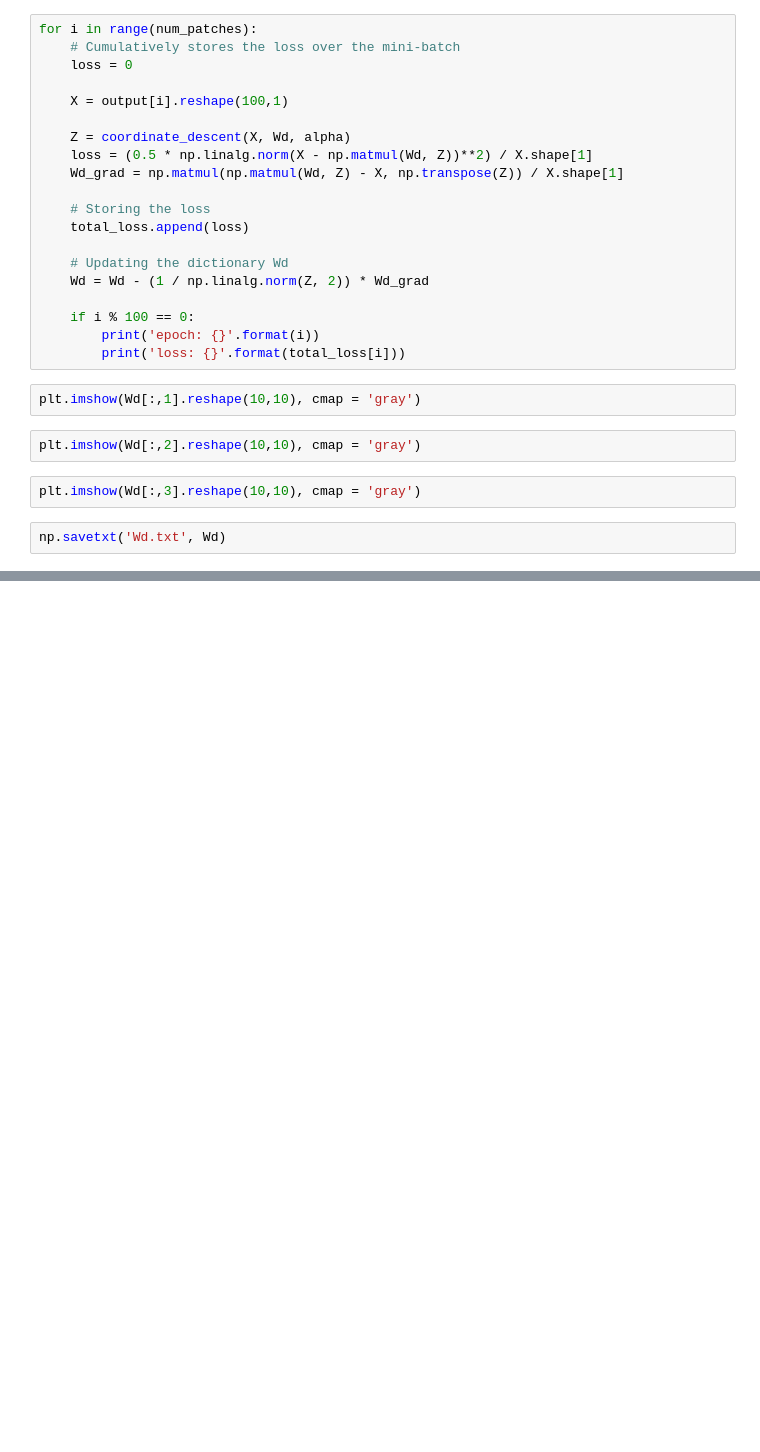
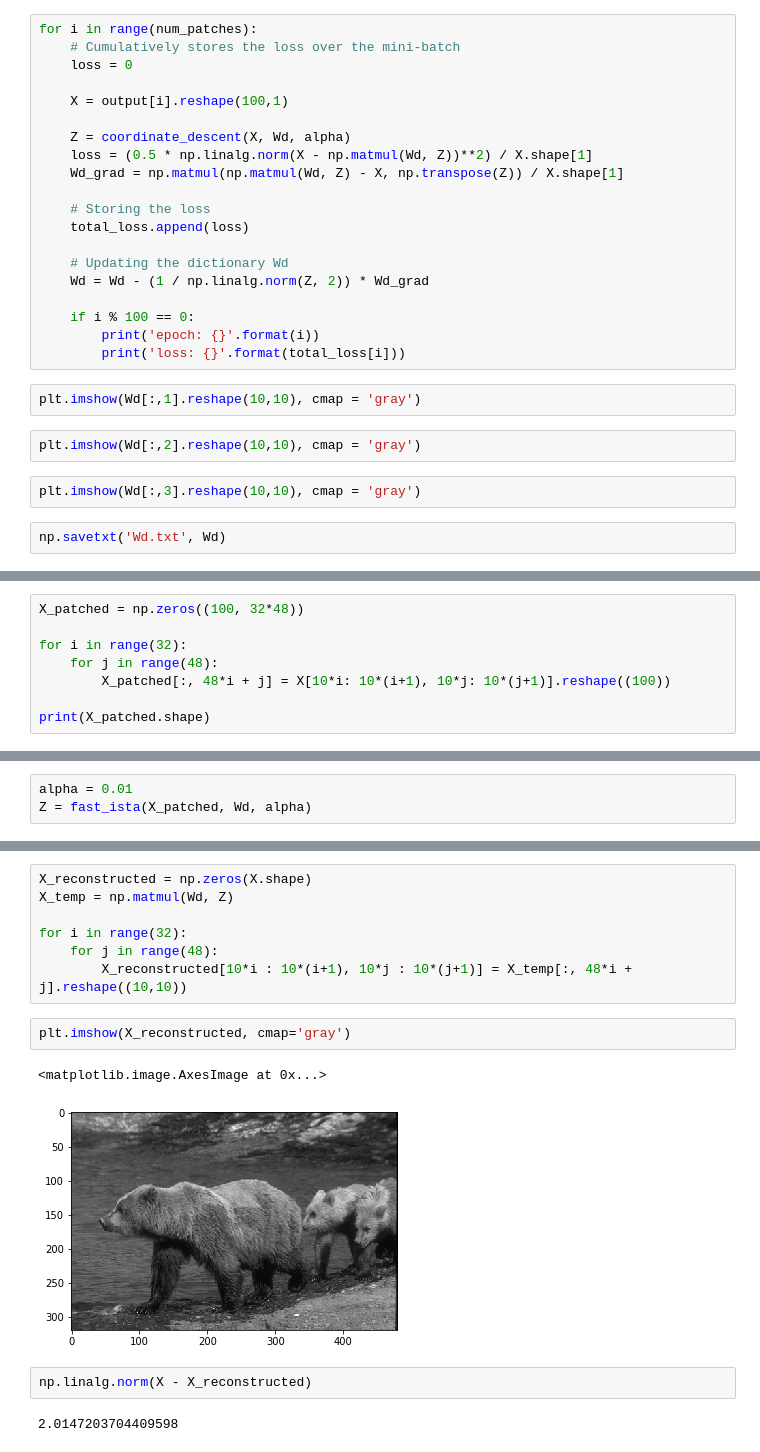
Before and after one commit to AbhyudayPuri/learnable-ISTA, a Jupyter notebook: main.ipynb, the cells around one changed output, grey strips where cells are left out. Saved outputs shown, nothing was run; the diff lists cells and outputs as text; blank space fills up the shorter version.

```diff
--- a/main.ipynb
+++ b/main.ipynb
@@ -180,0 +200,8 @@ np.savetxt('Wd.txt', Wd)
+# %%
+X_patched = np.zeros((100, 32*48))
+
+for i in range(32):
+    for j in range(48):
+        X_patched[:, 48*i + j] = X[10*i: 10*(i+1), 10*j: 10*(j+1)].reshape((100))
+
+print(X_patched.shape)
@@ -180,0 +210,3 @@ np.savetxt('Wd.txt', Wd)
+# %%
+alpha = 0.01
+Z = fast_ista(X_patched, Wd, alpha)
@@ -180,0 +231,16 @@ np.savetxt('Wd.txt', Wd)
+# %%
+X_reconstructed = np.zeros(X.shape)
+X_temp = np.matmul(Wd, Z)
+
+for i in range(32):
+    for j in range(48):
+        X_reconstructed[10*i : 10*(i+1), 10*j : 10*(j+1)] = X_temp[:, 48*i + j].reshape((10,10))
+# %%
+plt.imshow(X_reconstructed, cmap='gray')
+# %% [output]
+<matplotlib.image.AxesImage at 0x...>
+[figure, added]
+# %%
+np.linalg.norm(X - X_reconstructed)
+# %% [output]
+2.0147203704409598
```
Also changed, not shown: parts of 5 cells of this notebook, 1 other file.
